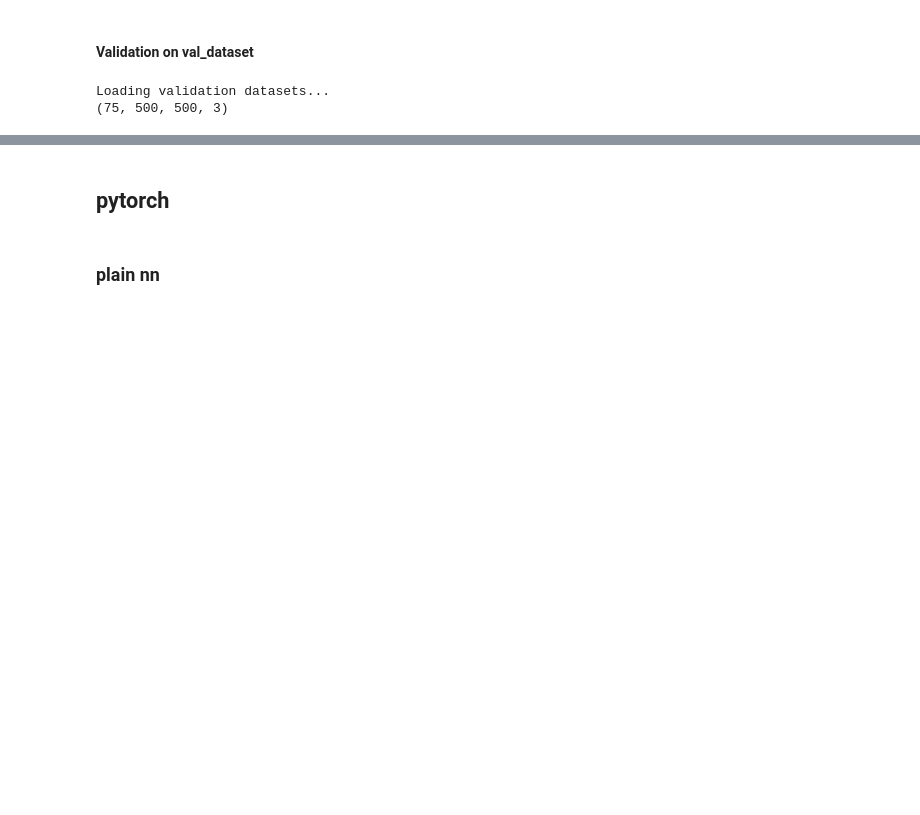
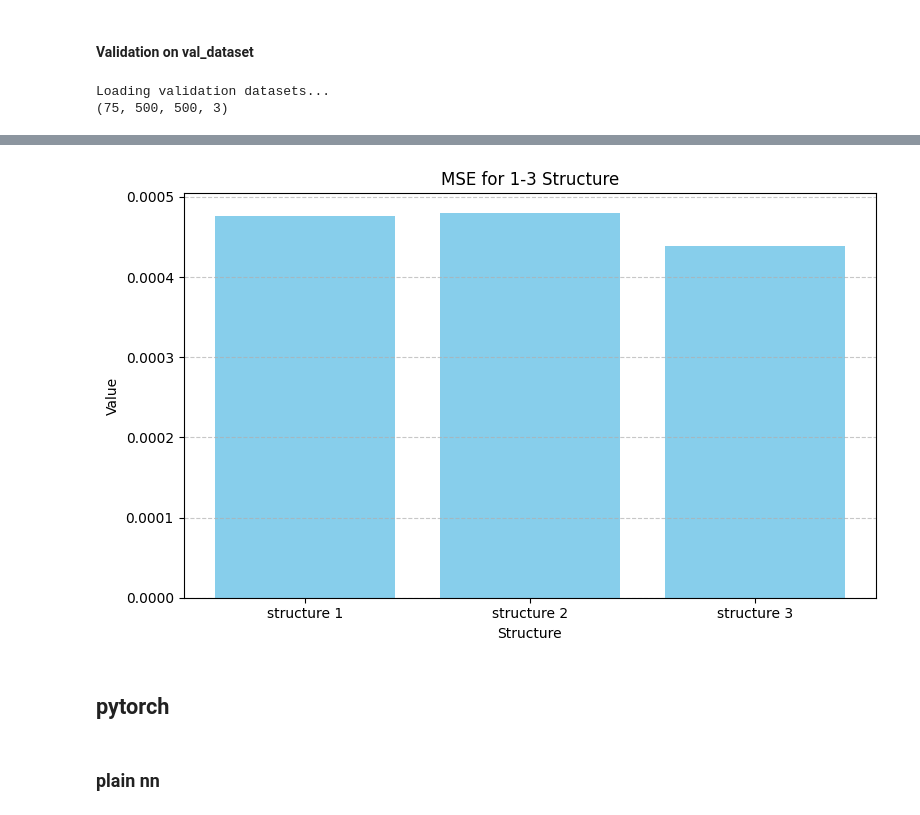
Before and after one commit to Adarash99/camouflage, a Jupyter notebook: renderer.ipynb, the cells around one changed output, grey strips where cells are left out. Saved outputs shown, nothing was run; the diff lists cells and outputs as text; code cells hidden in the pictures; blank space fills up the shorter version.

Commit message:
visualisations

```diff
--- a/renderer.ipynb
+++ b/renderer.ipynb
@@ -418,4 +418,26 @@ print("Average MSE: ", sklearn.metrics.mean_squared_error(val_x_ren.ravel(), pre
 Average MSE:  0.012031321
+# %%
+import matplotlib.pyplot as plt
+import pandas as pd
+
+# Read the CSV
+df = pd.read_csv('experiments/1000+ dataset/average_mse.csv')
+
+# Filter for structures 1, 2, 3 only
+df = df[df['structure'].isin(['structure 1', 'structure 2', 'structure 3'])]
+
+
+# Plotting
+plt.figure(figsize=(8, 5))
+plt.bar(df['structure'], df['average_mse'], color='skyblue')
+plt.xlabel('Structure')
+plt.ylabel('Value')
+plt.title('MSE for 1-3 Structure')
+plt.grid(axis='y', linestyle='--', alpha=0.7)
+plt.tight_layout()
+plt.show()
+# %% [output]
+[figure, added]
 # %% [markdown]
 ## pytorch
 # %% [markdown]
```
Also changed, not shown: parts of 4 cells of this notebook, 4 other files.
